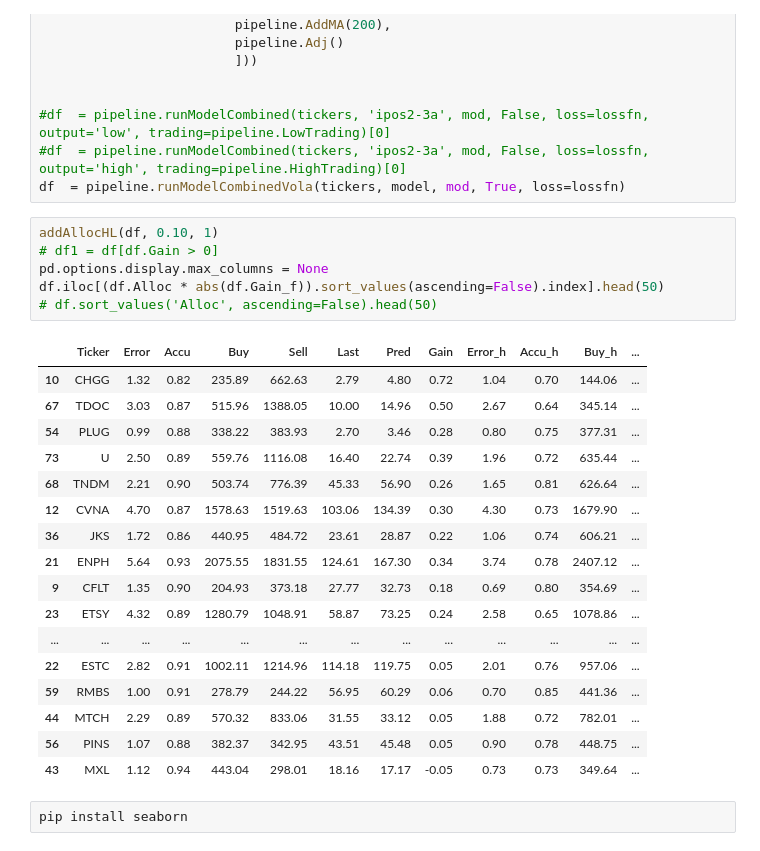
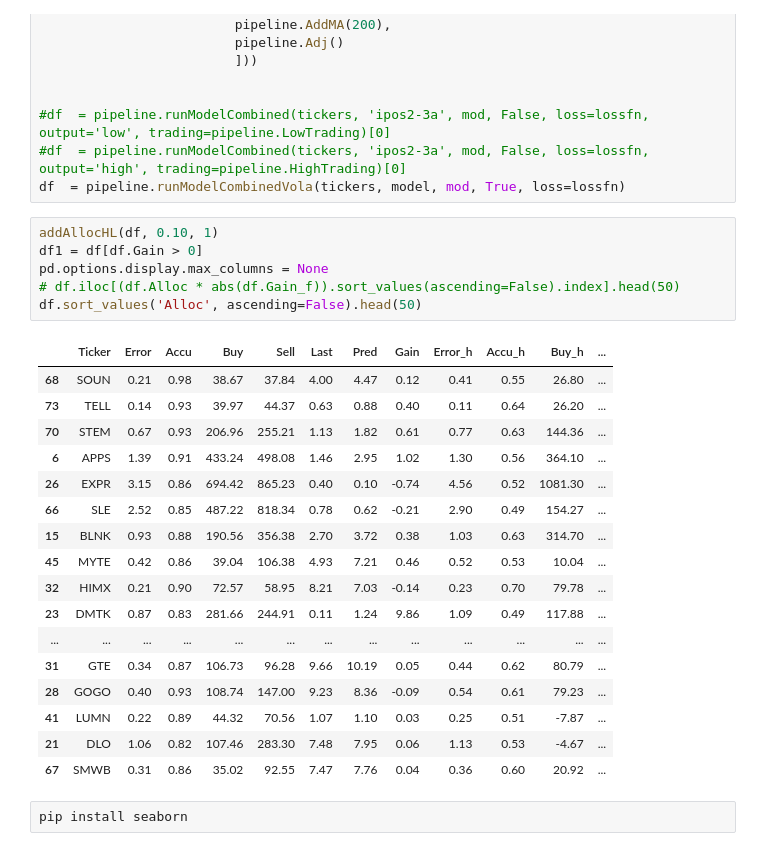
Before and after one commit to ahsank/StockML, a Jupyter notebook: TestLocal.ipynb, the cells around one changed output. Saved outputs shown, nothing was run; the diff lists cells and outputs as text.

```diff
--- a/TestLocal.ipynb
+++ b/TestLocal.ipynb
@@ -189,28 +189,28 @@ mod = pipeline.RateReturnOnly(
 df  = pipeline.runModelCombinedVola(tickers, model, mod, True, loss=lossfn)
 # %%
 addAllocHL(df, 0.10, 1)
-# df1 = df[df.Gain > 0]
+df1 = df[df.Gain > 0]
 pd.options.display.max_columns = None
-df.iloc[(df.Alloc * abs(df.Gain_f)).sort_values(ascending=False).index].head(50)
-# df.sort_values('Alloc', ascending=False).head(50)
+# df.iloc[(df.Alloc * abs(df.Gain_f)).sort_values(ascending=False).index].head(50)
+df.sort_values('Alloc', ascending=False).head(50)
 # %% [output]
 |  | Ticker | Error | Accu | Buy | Sell | Last | Pred | Gain | Error_h | Accu_h | Buy_h | ... |
-| 10 | CHGG | 1.32 | 0.82 | 235.89 | 662.63 | 2.79 | 4.80 | 0.72 | 1.04 | 0.70 | 144.06 | ... |
-| 67 | TDOC | 3.03 | 0.87 | 515.96 | 1388.05 | 10.00 | 14.96 | 0.50 | 2.67 | 0.64 | 345.14 | ... |
-| 54 | PLUG | 0.99 | 0.88 | 338.22 | 383.93 | 2.70 | 3.46 | 0.28 | 0.80 | 0.75 | 377.31 | ... |
-| 73 | U | 2.50 | 0.89 | 559.76 | 1116.08 | 16.40 | 22.74 | 0.39 | 1.96 | 0.72 | 635.44 | ... |
-| 68 | TNDM | 2.21 | 0.90 | 503.74 | 776.39 | 45.33 | 56.90 | 0.26 | 1.65 | 0.81 | 626.64 | ... |
-| 12 | CVNA | 4.70 | 0.87 | 1578.63 | 1519.63 | 103.06 | 134.39 | 0.30 | 4.30 | 0.73 | 1679.90 | ... |
-| 36 | JKS | 1.72 | 0.86 | 440.95 | 484.72 | 23.61 | 28.87 | 0.22 | 1.06 | 0.74 | 606.21 | ... |
-| 21 | ENPH | 5.64 | 0.93 | 2075.55 | 1831.55 | 124.61 | 167.30 | 0.34 | 3.74 | 0.78 | 2407.12 | ... |
-| 9 | CFLT | 1.35 | 0.90 | 204.93 | 373.18 | 27.77 | 32.73 | 0.18 | 0.69 | 0.80 | 354.69 | ... |
-| 23 | ETSY | 4.32 | 0.89 | 1280.79 | 1048.91 | 58.87 | 73.25 | 0.24 | 2.58 | 0.65 | 1078.86 | ... |
+| 68 | SOUN | 0.21 | 0.98 | 38.67 | 37.84 | 4.00 | 4.47 | 0.12 | 0.41 | 0.55 | 26.80 | ... |
+| 73 | TELL | 0.14 | 0.93 | 39.97 | 44.37 | 0.63 | 0.88 | 0.40 | 0.11 | 0.64 | 26.20 | ... |
+| 70 | STEM | 0.67 | 0.93 | 206.96 | 255.21 | 1.13 | 1.82 | 0.61 | 0.77 | 0.63 | 144.36 | ... |
+| 6 | APPS | 1.39 | 0.91 | 433.24 | 498.08 | 1.46 | 2.95 | 1.02 | 1.30 | 0.56 | 364.10 | ... |
+| 26 | EXPR | 3.15 | 0.86 | 694.42 | 865.23 | 0.40 | 0.10 | -0.74 | 4.56 | 0.52 | 1081.30 | ... |
+| 66 | SLE | 2.52 | 0.85 | 487.22 | 818.34 | 0.78 | 0.62 | -0.21 | 2.90 | 0.49 | 154.27 | ... |
+| 15 | BLNK | 0.93 | 0.88 | 190.56 | 356.38 | 2.70 | 3.72 | 0.38 | 1.03 | 0.63 | 314.70 | ... |
+| 45 | MYTE | 0.42 | 0.86 | 39.04 | 106.38 | 4.93 | 7.21 | 0.46 | 0.52 | 0.53 | 10.04 | ... |
+| 32 | HIMX | 0.21 | 0.90 | 72.57 | 58.95 | 8.21 | 7.03 | -0.14 | 0.23 | 0.70 | 79.78 | ... |
+| 23 | DMTK | 0.87 | 0.83 | 281.66 | 244.91 | 0.11 | 1.24 | 9.86 | 1.09 | 0.49 | 117.88 | ... |
 | ... | ... | ... | ... | ... | ... | ... | ... | ... | ... | ... | ... | ... |
-| 22 | ESTC | 2.82 | 0.91 | 1002.11 | 1214.96 | 114.18 | 119.75 | 0.05 | 2.01 | 0.76 | 957.06 | ... |
-| 59 | RMBS | 1.00 | 0.91 | 278.79 | 244.22 | 56.95 | 60.29 | 0.06 | 0.70 | 0.85 | 441.36 | ... |
-| 44 | MTCH | 2.29 | 0.89 | 570.32 | 833.06 | 31.55 | 33.12 | 0.05 | 1.88 | 0.72 | 782.01 | ... |
-| 56 | PINS | 1.07 | 0.88 | 382.37 | 342.95 | 43.51 | 45.48 | 0.05 | 0.90 | 0.78 | 448.75 | ... |
-| 43 | MXL | 1.12 | 0.94 | 443.04 | 298.01 | 18.16 | 17.17 | -0.05 | 0.73 | 0.73 | 349.64 | ... |
+| 31 | GTE | 0.34 | 0.87 | 106.73 | 96.28 | 9.66 | 10.19 | 0.05 | 0.44 | 0.62 | 80.79 | ... |
+| 28 | GOGO | 0.40 | 0.93 | 108.74 | 147.00 | 9.23 | 8.36 | -0.09 | 0.54 | 0.61 | 79.23 | ... |
+| 41 | LUMN | 0.22 | 0.89 | 44.32 | 70.56 | 1.07 | 1.10 | 0.03 | 0.25 | 0.51 | -7.87 | ... |
+| 21 | DLO | 1.06 | 0.82 | 107.46 | 283.30 | 7.48 | 7.95 | 0.06 | 1.13 | 0.53 | -4.67 | ... |
+| 67 | SMWB | 0.31 | 0.86 | 35.02 | 92.55 | 7.47 | 7.76 | 0.04 | 0.36 | 0.60 | 20.92 | ... |
 # %%
 pip install seaborn
 # %%
```
Also changed, not shown: parts of 3 cells of this notebook.
